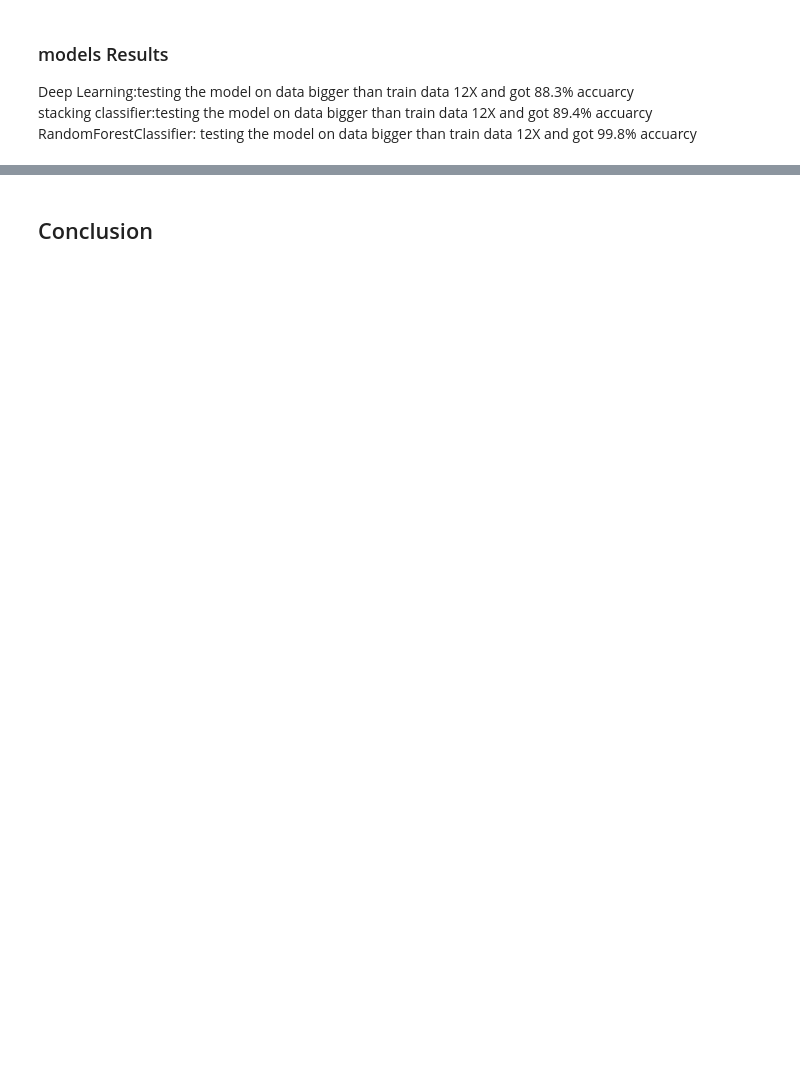
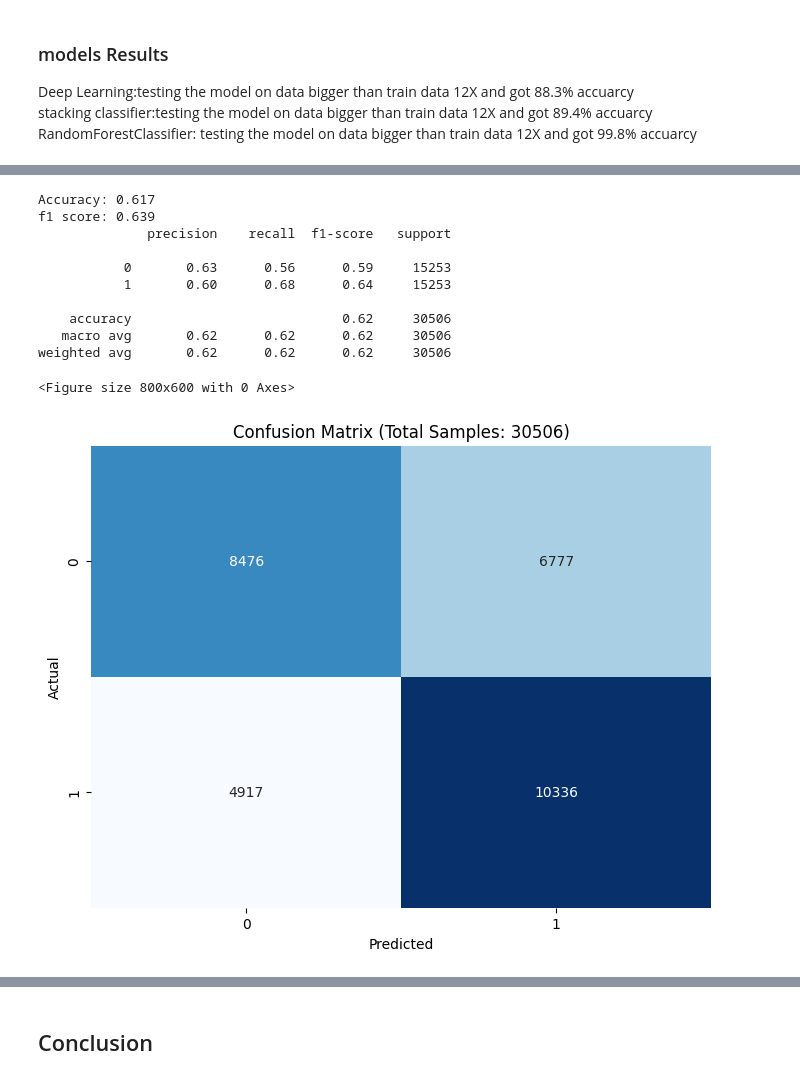
Before and after one commit to mahmoudbahaa755/Credit-Scores, a Jupyter notebook: loan-application-v2.ipynb, the cells around one changed output, grey strips where cells are left out. Saved outputs shown, nothing was run; the diff lists cells and outputs as text; code cells hidden in the pictures; blank space fills up the shorter version.

```diff
--- a/loan-application-v2.ipynb
+++ b/loan-application-v2.ipynb
@@ -952,0 +1232,15 @@ X_train_full.shape
+# %%
+model_output_score(rf_classifier,X_test_v2,y_test_v2)
+# %% [output]
+Accuracy: 0.617
+f1 score: 0.639
+              precision    recall  f1-score   support
+
+           0       0.63      0.56      0.59     15253
+           1       0.60      0.68      0.64     15253
+
+    accuracy                           0.62     30506
+   macro avg       0.62      0.62      0.62     30506
+weighted avg       0.62      0.62      0.62     30506
+<Figure size 800x600 with 0 Axes>
+[figure, added]
```
Also changed, not shown: parts of 141 cells of this notebook.
